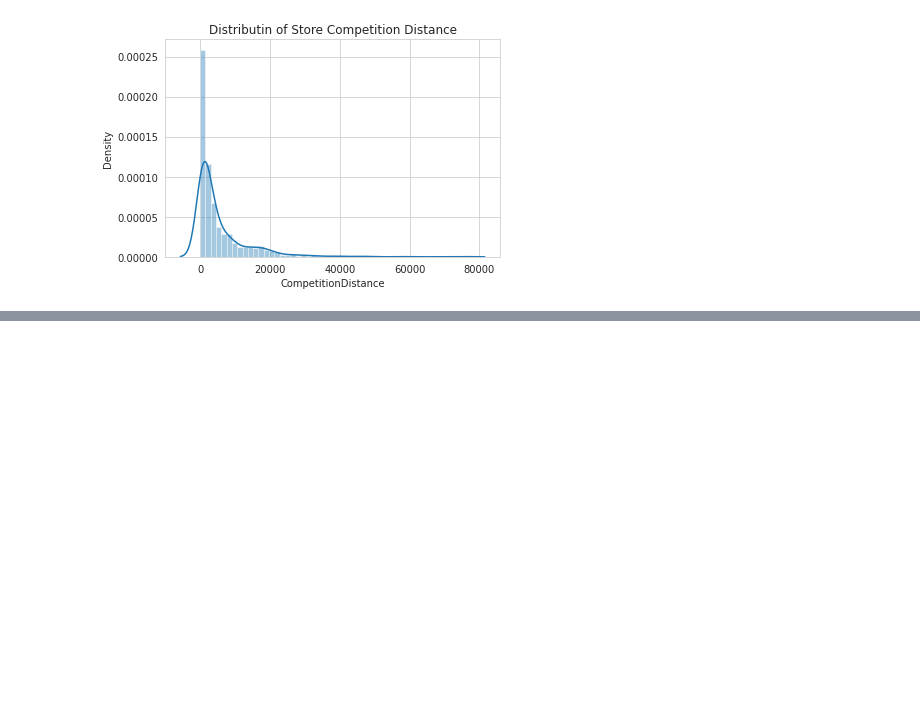
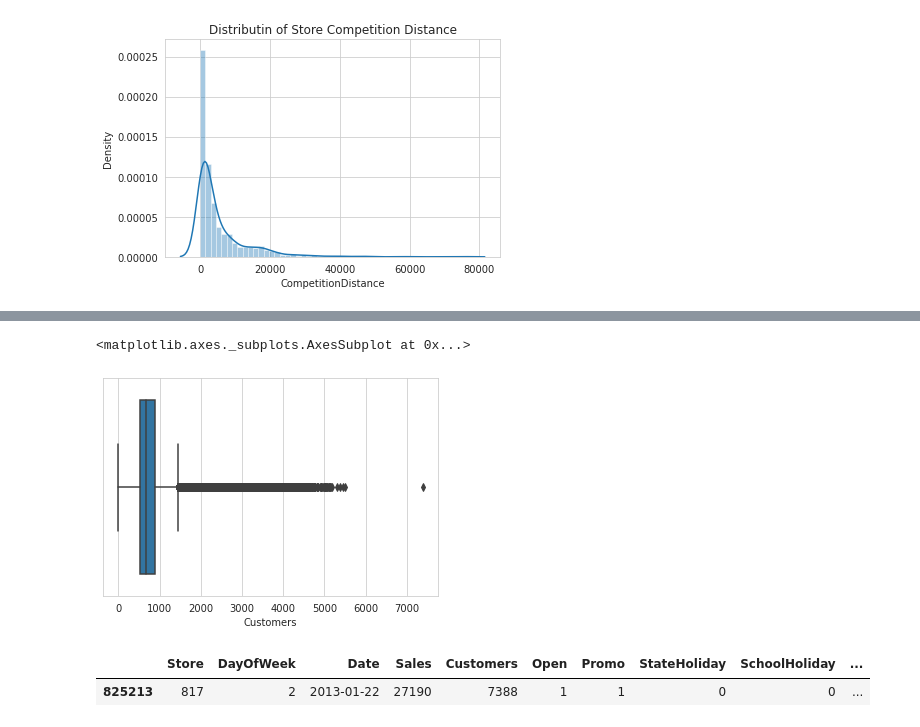
Before and after one commit to palash-21/Rossmann_Stores_Sales_Prediction, a Jupyter notebook: Rossmann_Stores_Sales_Prediction.ipynb, the cells around one changed output, grey strips where cells are left out. Cells and saved outputs as stored; diff of their text form; code cells hidden in the pictures; blank space fills up the shorter version.

```diff
--- a/Rossmann_Stores_Sales_Prediction.ipynb
+++ b/Rossmann_Stores_Sales_Prediction.ipynb
@@ -808,0 +388,2 @@ df1.head()
+# %%
+df1['PromoInterval'] = df1['PromoInterval'].str.split(',')
@@ -808,0 +408,30 @@ df1.head()
+# %%
+# Lets look at promo2
+# Lets make a new variable idicating if new round of promo2 is started or not in that month
+promo2new = []
+for index,row in df1.iterrows():
+  # Initializing a variable
+  promo2started = 0
+  promo2active = 0
+  #if index == 5:
+   # break
+
+  if row.Promo2 == 1:
+
+    if row.year == row.Promo2SinceYear and row.weekofyear >= row.Promo2SinceWeek :
+      promo2started = 1
+
+    elif row.year > row.Promo2SinceYear :
+      promo2started = 1
+
+    if promo2started == 1:
+
+      promo_months = GetNumList(row.PromoInterval)
+      if row.month in promo_months:
+        promo2active = 1
+
+  promo2new.append(promo2active)
+  #print(index,promo2active)
+# %%
+df1['promo2new']=promo2new
+df1.head()
@@ -819,7 +458 @@ Index(['Store', 'DayOfWeek', 'Date', 'Sales', 'Customers', 'Open', 'Promo',
       dtype='object')
-# %%
-# Number of Customers will not be available for predictions, so we cannot use it for training
-# Also removing all features that are not useful any more
-df1.drop(columns =['Customers','CompetitionOpenSinceMonth',
-       'CompetitionOpenSinceYear', 'Promo2SinceWeek',
-       'Promo2SinceYear', 'PromoInterval'], inplace=True)
@@ -1058,0 +471,10 @@ new_df[new_df['Open']==0].head()
+# %%
+sns.boxplot(df1['Customers'])
+# %% [output]
+<matplotlib.axes._subplots.AxesSubplot at 0x...>
+[figure, added]
+# %%
+df1[df1['Customers']>7000]
+# %% [output]
+|  | Store | DayOfWeek | Date | Sales | Customers | Open | Promo | StateHoliday | SchoolHoliday | ... |
+| 825213 | 817 | 2 | 2013-01-22 | 27190 | 7388 | 1 | 1 | 0 | 0 | ... |
```
Also changed, not shown: parts of 205 cells of this notebook.
